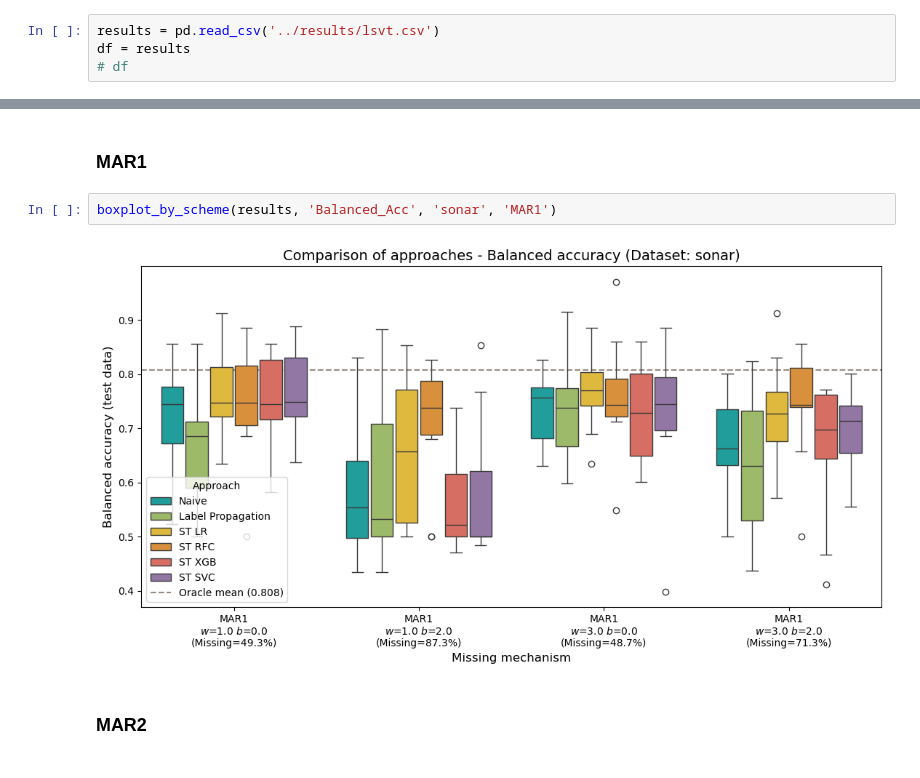
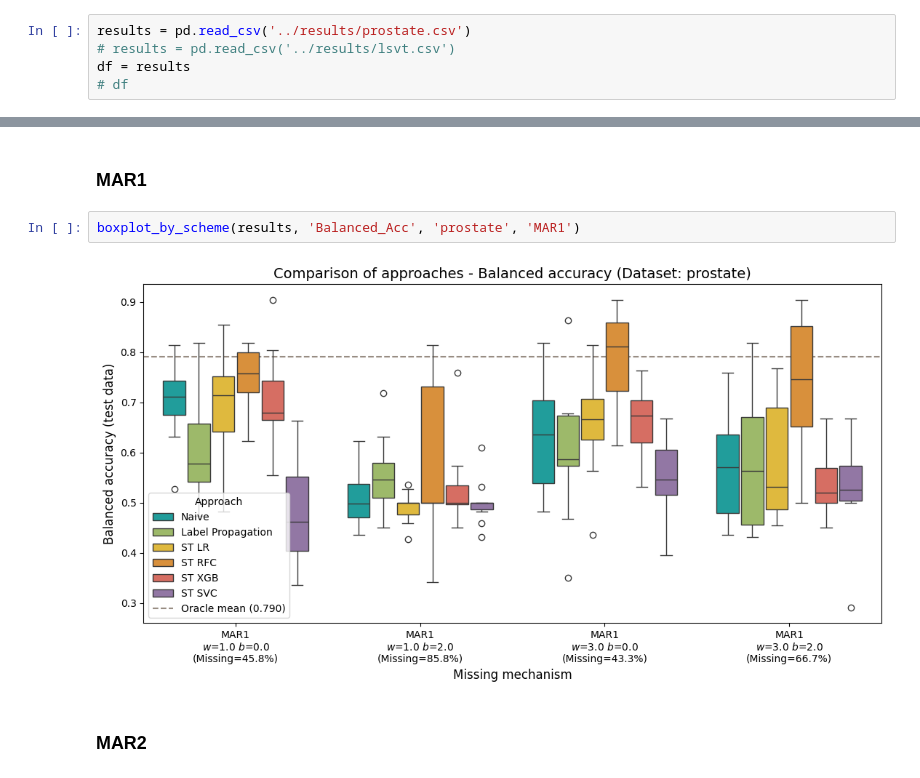
Before and after one commit to tomaszzywicki/semi-supervised-FISTA-logistic-lasso, a Jupyter notebook: notebooks/plots.ipynb, the cells around one changed output, grey strips where cells are left out. Drawn from its saved outputs; the diff is of its cells as text.

```diff
--- a/notebooks/plots.ipynb
+++ b/notebooks/plots.ipynb
@@ -10,7 +10,8 @@ import matplotlib
 
 from src.visualizations import plot_experiment_results
 # %%
-results = pd.read_csv('../results/lsvt.csv')
+results = pd.read_csv('../results/prostate.csv')
+# results = pd.read_csv('../results/lsvt.csv')
 df = results
 # df
 # %%
@@ -163,9 +164,9 @@ boxplot_by_scheme(results, 'Balanced_Acc', 'sonar', 'MCAR', '../test.pdf')
 # %% [markdown]
 ### MAR1
 # %%
-boxplot_by_scheme(results, 'Balanced_Acc', 'sonar', 'MAR1')
+boxplot_by_scheme(results, 'Balanced_Acc', 'prostate', 'MAR1')
 # %% [output]
-[figure, old version]
+[figure, new version]
 # %% [markdown]
 ### MAR2
 # %%
```
Also changed, not shown: parts of 3 cells of this notebook, 3 other files.
